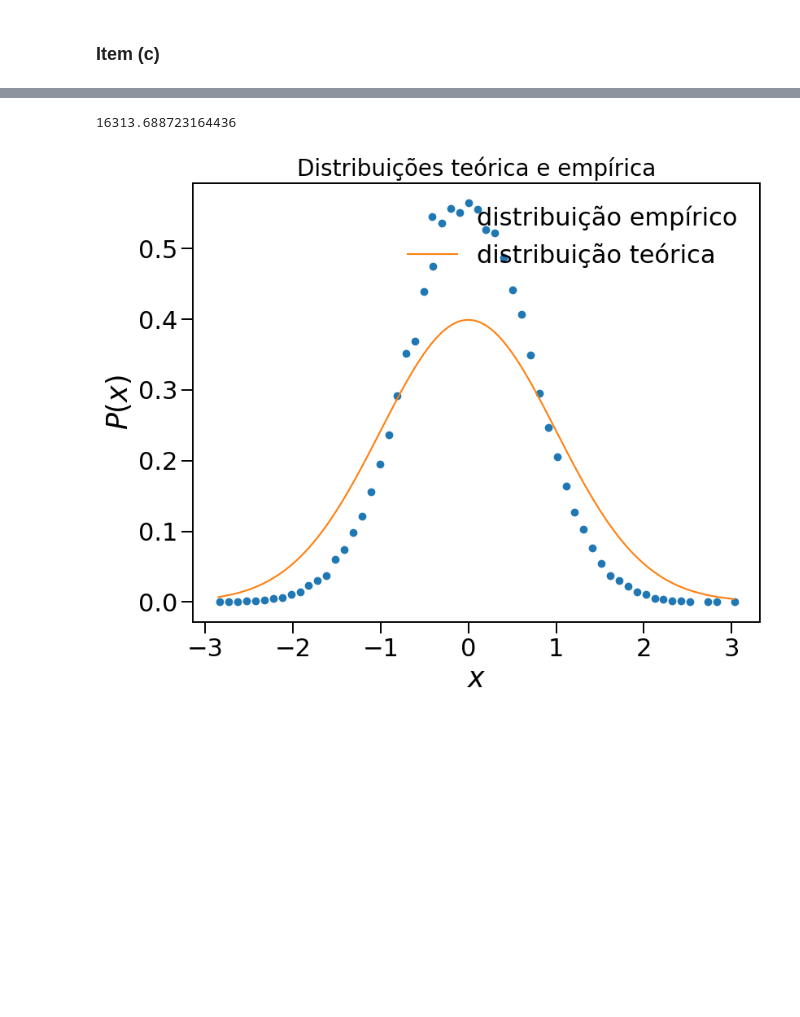
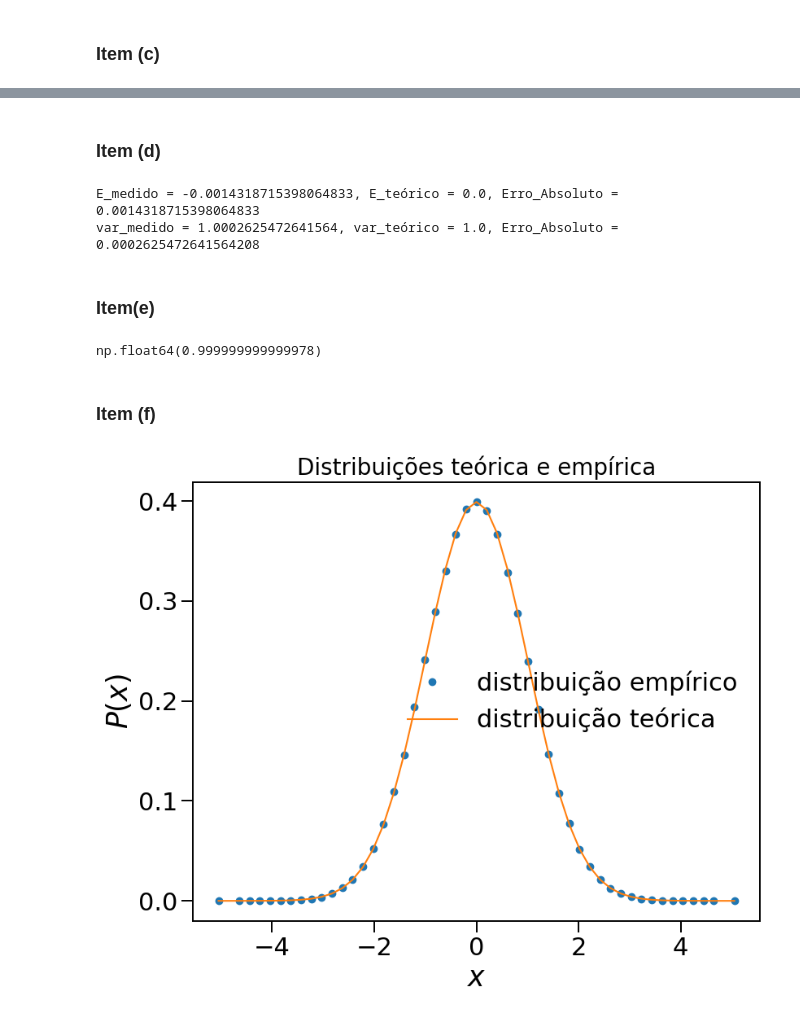
Before and after one commit to JuniorAlencar/TopFisTeo2024.2, a Jupyter notebook: Lista_1/questões/Question1.ipynb, the cells around one changed output, grey strips where cells are left out. Saved outputs shown, nothing was run; the diff lists cells and outputs as text; code cells hidden in the pictures; blank space fills up the shorter version.

```diff
--- a/Lista_1/questões/Question1.ipynb
+++ b/Lista_1/questões/Question1.ipynb
@@ -64,19 +61,10 @@ Amostras aceitas para distribuição de Boltzmann (Rejection samples)
 # %% [markdown]
 ### **Item (b)**
-# %%
-def P_teorica(x):
-    return ((beta * k) / 2*np.pi)**(0.5) * np.exp(-(beta * k * x**2)/2)
 # %%
 # Item (b) - Plot do Histograma <---------------
-# Determina largura da gaussiana
-a, m = 4, 50
-n_samples = 50000
-# Retorna lista de valores aceitos
-samples = rejection_sampling(a, n_samples)
+m = 100 # número de bins na distribuição
+# x_aceito e p(x_aceito) empíricos
 k_data, Pk_data = distribution_data(samples, a, m)
-print(samples)
-# Item (b) <---------------
-# Visualizar os resultados
 x = np.linspace(-a, a, 1000)
 fig = plt.subplots(figsize=(16, 9))
 plt.hist(samples, bins=50, density=True, alpha=0.6, label="Amostras")
@@ -101,2 +82,19 @@ def boltzmann_theoretical(x, a):
 # %% [markdown]
 ### **Item (c)**
+# %%
+Pk_teo = [P_teorica(i) for i in k_data]
+# Visualizar os resultados
+m = 100 # número de bins na distribuição
+k_data, Pk_data = distribution_data(samples, a, m)
+x = np.linspace(-a, a, 1000)
+fig = plt.subplots(figsize=(16, 9))
+plt.hist(samples, bins=50, density=True, alpha=0.6, label="Amostras")
+plt.plot(k_data, Pk_teo, label='P(k) teórico')
+#plt.plot(x, P(x) / sum(P(x)), label="Distribuição alvo (não normalizada)", color='red')
+#plt.plot(samples, P(samples) / sum(P(samples)), label="Distribuição alvo (não normalizada)", color='red')
+plt.legend(prop={"size": 22}, fancybox=True, framealpha=0.0)
+plt.xlabel(r"$x$", size=25)
+plt.ylabel(r"$P(x)$", size=25)
+plt.title("Rejection Sampling da Distribuição de Boltzmann", size=20)
+plt.tick_params('both', width=1.4, length=10, labelsize=22)
+plt.show()
@@ -103,28 +103,49 @@ def boltzmann_theoretical(x, a):
+# %% [markdown]
+### **Item (d)**
+# %%
+E = np.mean(samples) # Valor esperado das amostras (média)
+var = np.var(samples) # Variância das amostras
+
+E_teo = 0.0 # Valor esperado teórico
+var_teo = 1 / beta * k # Variância teórica
+
+Err_E = abs(E - E_teo)
+Err_var = abs(var - var_teo)
+
+print(f'E_medido = {E}, E_teórico = {E_teo}, Erro_Absoluto = {Err_E}')
+print(f'var_medido = {var}, var_teórico = {var_teo}, Erro_Absoluto = {Err_var}')
+# %% [output]
+E_medido = -0.0014318715398064833, E_teórico = 0.0, Erro_Absoluto = 0.0014318715398064833
+var_medido = 1.0002625472641564, var_teórico = 1.0, Erro_Absoluto = 0.0002625472641564208
+# %% [markdown]
+### **Item(e)**
+# %%
+from scipy.stats import ks_2samp
+statistic, p_value = ks_2samp(Pk_teo, Pk_data)
+
+from scipy.stats import chi2_contingency
+bins = np.linspace(-a, a, 40)
+hist1, _ = np.histogram(data1, bins=bins)
+hist2, _ = np.histogram(data2, bins=bins)
+# %% [output]
+np.float64(0.999999999999978)
+# %% [markdown]
+### **Item (f)**
 # %%
 # Item (c) - Plot do Histograma <---------------
-# Determina largura da gaussiana
-a, m = 5, 100
-n_samples = 50000
-# Retorna lista de valores aceitos
-samples = rejection_sampling(a, n_samples)
-k_data, Pk_data = distribution_data(samples, a, m)
-x_ord = sorted(samples)
-pk_teo = [boltzmann_theoretical(i, a) for i in x_ord]
-print(sum(pk_teo))
-# Item (b) <---------------
+Pk_teo = [P_teorica(i) for i in k_data]
 # Visualizar os resultados
 #x = np.linspace(-a, a, 1000)
 fig = plt.subplots(figsize=(9, 7))
 plt.plot(k_data, Pk_data,'o', label='distribuição empírico')
-plt.plot(x_ord, pk_teo, label='distribuição teórica')
+plt.plot(k_data, Pk_teo, label='distribuição teórica')
 #plt.plot(x, P(x) / sum(P(x)), label="Distribuição alvo (não normalizada)", color='red')
 #plt.plot(samples, P(samples) / sum(P(samples)), label="Distribuição alvo (não normalizada)", color='red')
 plt.legend(prop={"size": 22}, fancybox=True, framealpha=0.0)
 plt.xlabel(r"$x$", size=25)
 plt.ylabel(r"$P(x)$", size=25)
 plt.title("Distribuições teórica e empírica", size=20)
 plt.tick_params('both', width=1.4, length=10, labelsize=22)
 plt.show()
 # %% [output]
-16313.688723164436
-[figure, old version]
+[figure, new version]
```
Also changed, not shown: parts of 7 cells of this notebook, 1 other file.
